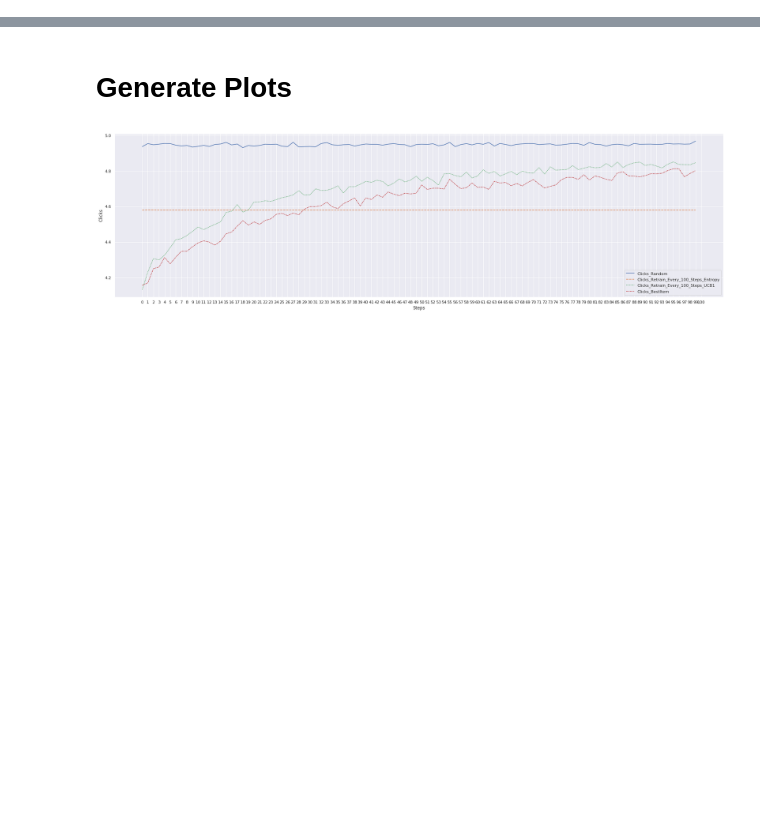
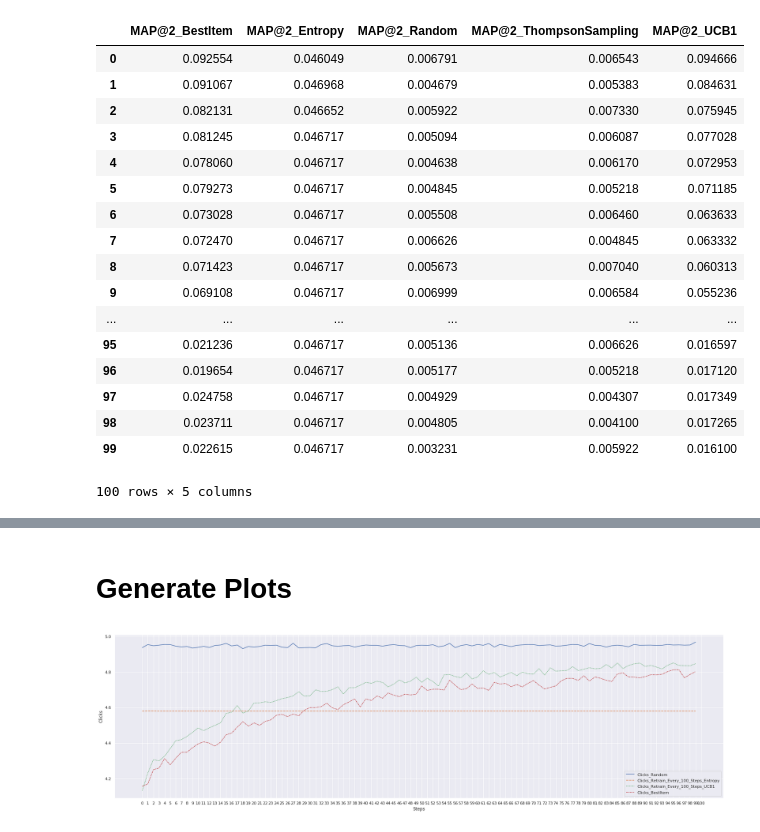
Before and after one commit to wuga214/Q-VAE-Recommendation, a Jupyter notebook: Kai Plot/Plot.ipynb, the cells around one changed output, grey strips where cells are left out. Saved outputs shown, nothing was run; the diff lists cells and outputs as text; code cells hidden in the pictures; blank space fills up the shorter version.

```diff
--- a/Kai Plot/Plot.ipynb
+++ b/Kai Plot/Plot.ipynb
@@ -17,0 +101,21 @@ def preprocess_df(name):
+# %%
+dd.iloc[:,5:10]
+# %% [output]
+|  | MAP@2_BestItem | MAP@2_Entropy | MAP@2_Random | MAP@2_ThompsonSampling | MAP@2_UCB1 |
+| 0 | 0.092554 | 0.046049 | 0.006791 | 0.006543 | 0.094666 |
+| 1 | 0.091067 | 0.046968 | 0.004679 | 0.005383 | 0.084631 |
+| 2 | 0.082131 | 0.046652 | 0.005922 | 0.007330 | 0.075945 |
+| 3 | 0.081245 | 0.046717 | 0.005094 | 0.006087 | 0.077028 |
+| 4 | 0.078060 | 0.046717 | 0.004638 | 0.006170 | 0.072953 |
+| 5 | 0.079273 | 0.046717 | 0.004845 | 0.005218 | 0.071185 |
+| 6 | 0.073028 | 0.046717 | 0.005508 | 0.006460 | 0.063633 |
+| 7 | 0.072470 | 0.046717 | 0.006626 | 0.004845 | 0.063332 |
+| 8 | 0.071423 | 0.046717 | 0.005673 | 0.007040 | 0.060313 |
+| 9 | 0.069108 | 0.046717 | 0.006999 | 0.006584 | 0.055236 |
+| ... | ... | ... | ... | ... | ... |
+| 95 | 0.021236 | 0.046717 | 0.005136 | 0.006626 | 0.016597 |
+| 96 | 0.019654 | 0.046717 | 0.005177 | 0.005218 | 0.017120 |
+| 97 | 0.024758 | 0.046717 | 0.004929 | 0.004307 | 0.017349 |
+| 98 | 0.023711 | 0.046717 | 0.004805 | 0.004100 | 0.017265 |
+| 99 | 0.022615 | 0.046717 | 0.003231 | 0.005922 | 0.016100 |
+100 rows × 5 columns
```
Also changed, not shown: parts of 9 cells of this notebook, 21 other files.
